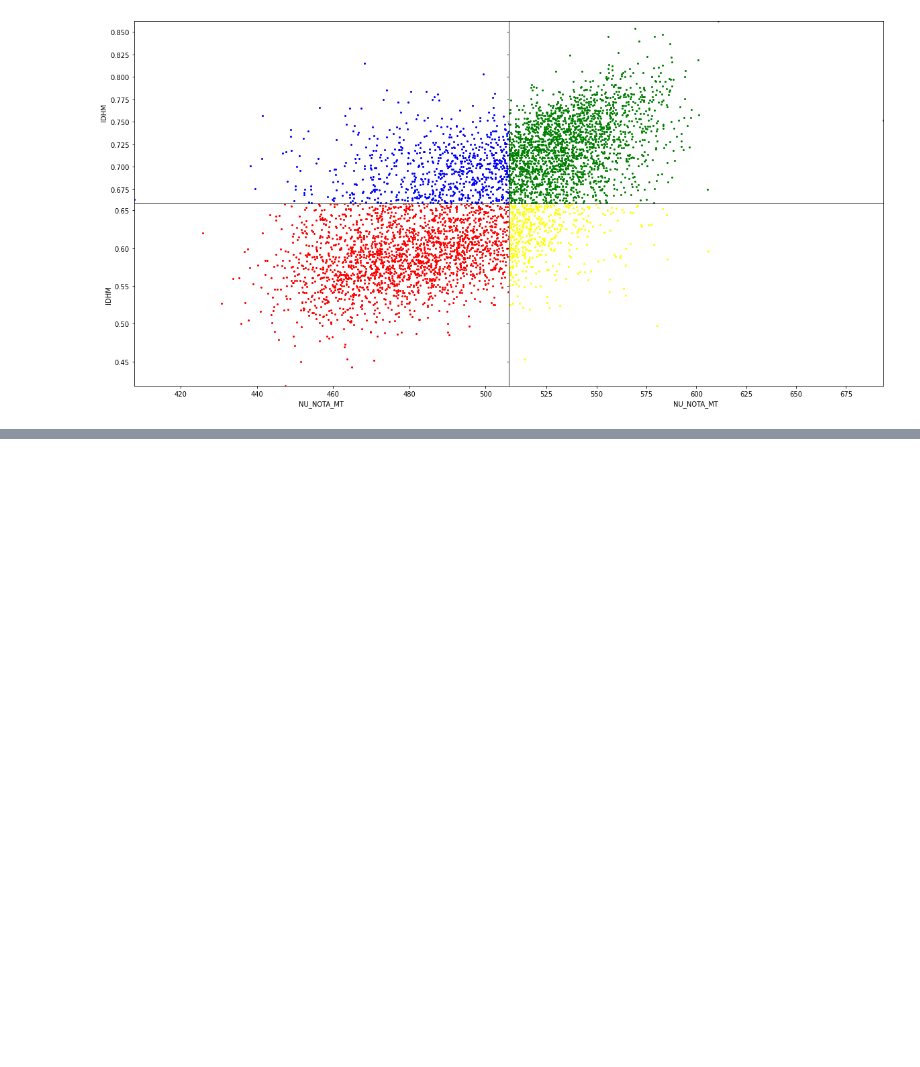
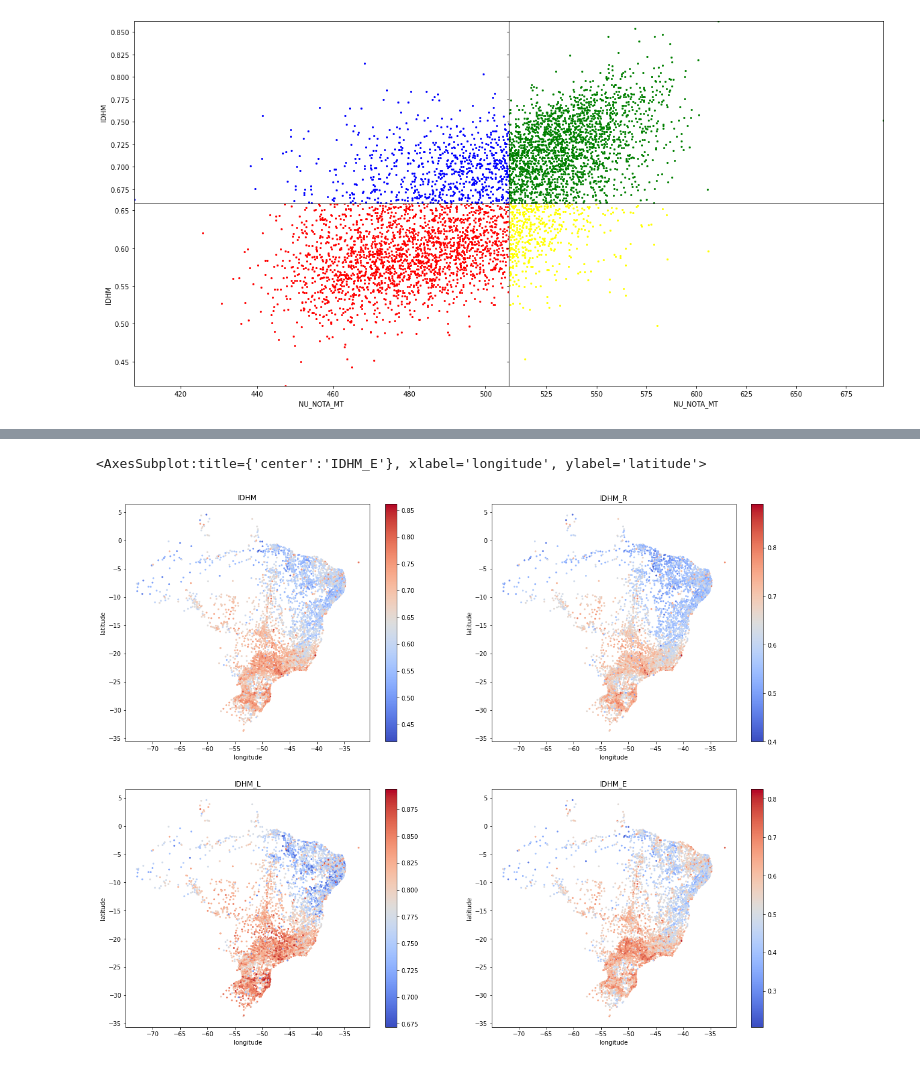
Before and after one commit to Lz-Rod/analise_de_dados_Python_Enem_2019, a Jupyter notebook: develop/programa/Nota no ENEM x IDHM.ipynb, the cells around one changed output, grey strips where cells are left out. Cells and saved outputs as stored; diff of their text form; code cells hidden in the pictures; blank space fills up the shorter version.

```diff
--- a/develop/programa/Nota no ENEM x IDHM.ipynb
+++ b/develop/programa/Nota no ENEM x IDHM.ipynb
@@ -206,0 +273,26 @@ quadrante 4: 8.779174147217235% baixo IDHM, alta nota
+# %%
+#aqui irei criar um grafico semelhante ao anterior, porém usando 4 subplots, para cada idhm
+fig, ax = plt.subplots(2,2, figsize=(20,16))
+
+enem_idhm_municipios.plot.scatter(y='latitude', x='longitude', s=4,
+                                  c=enem_idhm_municipios['IDHM'],
+                                  cmap = 'coolwarm',
+                                  title='IDHM', ax=ax[0,0])
+
+enem_idhm_municipios.plot.scatter(y='latitude', x='longitude', s=4,
+                                  c=enem_idhm_municipios['IDHM_R'],
+                                  cmap = 'coolwarm',
+                                  title='IDHM_R', ax=ax[0,1])
+
+enem_idhm_municipios.plot.scatter(y='latitude', x='longitude', s=4,
+                                  c=enem_idhm_municipios['IDHM_L'],
+                                  cmap = 'coolwarm',
+                                  title='IDHM_L', ax=ax[1,0])
+
+enem_idhm_municipios.plot.scatter(y='latitude', x='longitude', s=4,
+                                  c=enem_idhm_municipios['IDHM_E'],
+                                  cmap = 'coolwarm',
+                                  title='IDHM_E', ax=ax[1,1])
+# %% [output]
+<AxesSubplot:title={'center':'IDHM_E'}, xlabel='longitude', ylabel='latitude'>
+[figure, added]
```
Also changed, not shown: parts of 7 cells of this notebook.
